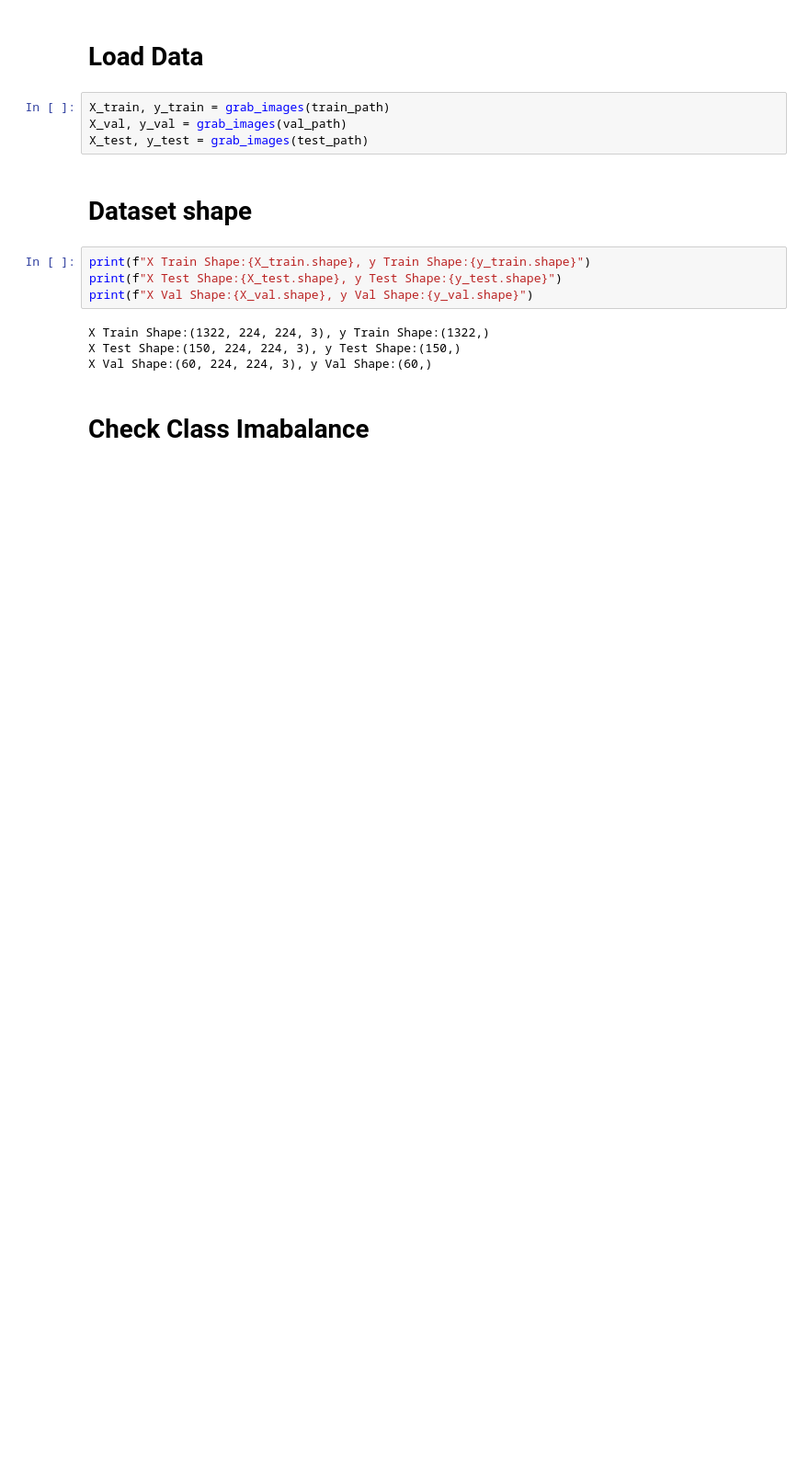
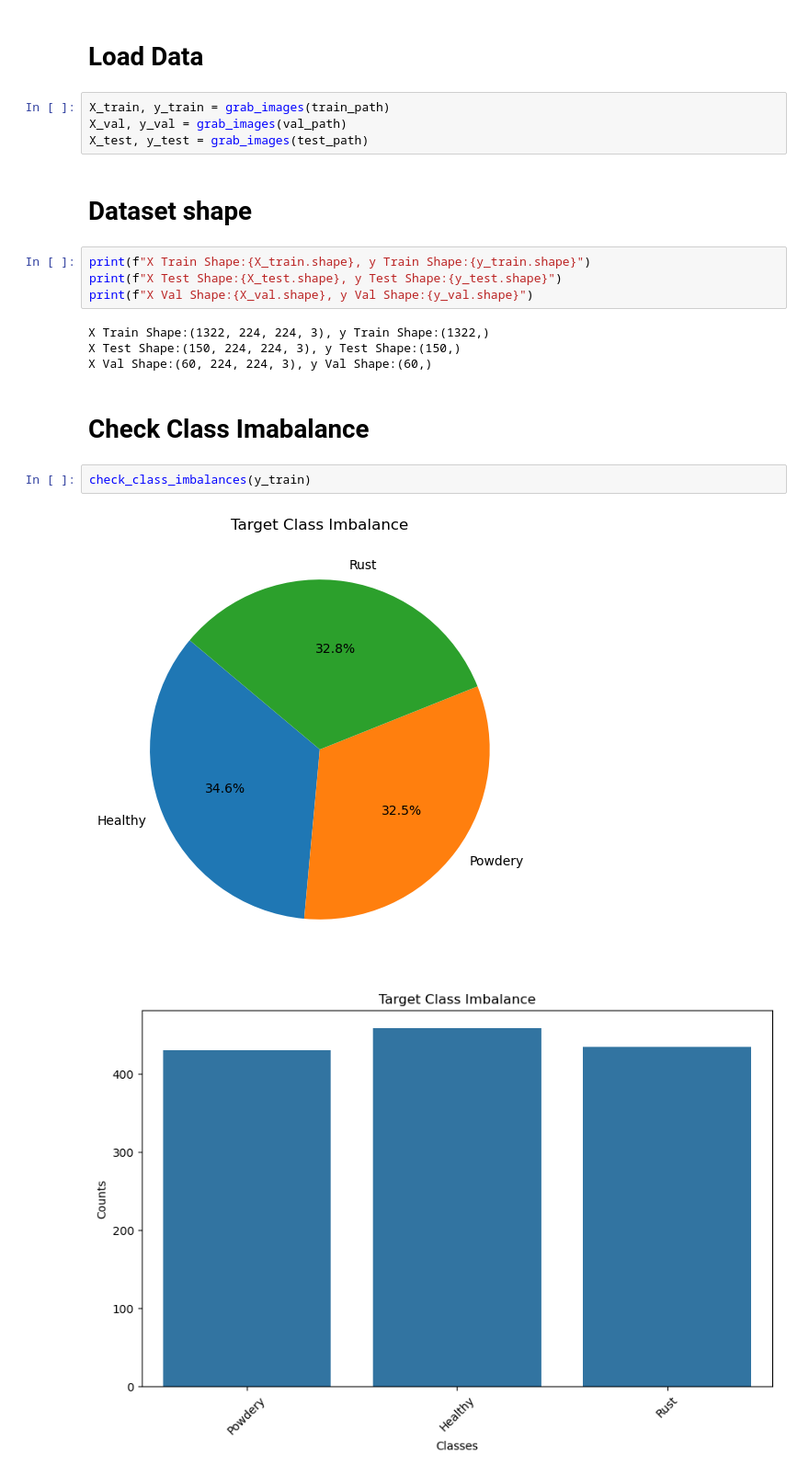
Before and after one commit to MaukanMir/Plant-Disease-Image-Recognition-, a Jupyter notebook: training.ipynb, the cells around one changed output. Shown: that part at 92% size. Saved outputs shown, nothing was run; the diff lists cells and outputs as text; blank space fills up the shorter version.

```diff
--- a/training.ipynb
+++ b/training.ipynb
@@ -85,3 +85,8 @@ X Test Shape:(150, 224, 224, 3), y Test Shape:(150,)
 X Val Shape:(60, 224, 224, 3), y Val Shape:(60,)
 # %% [markdown]
 # Check Class Imabalance
+# %%
+check_class_imbalances(y_train)
+# %% [output]
+[figure, added]
+[figure, added]
```
Also changed, not shown: parts of 1 cell of this notebook.
